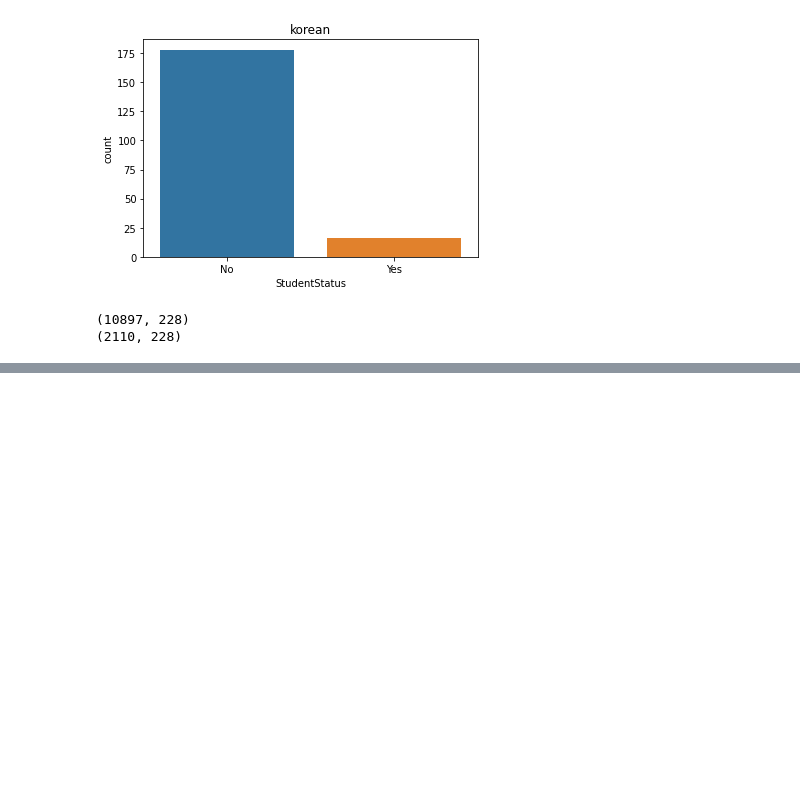
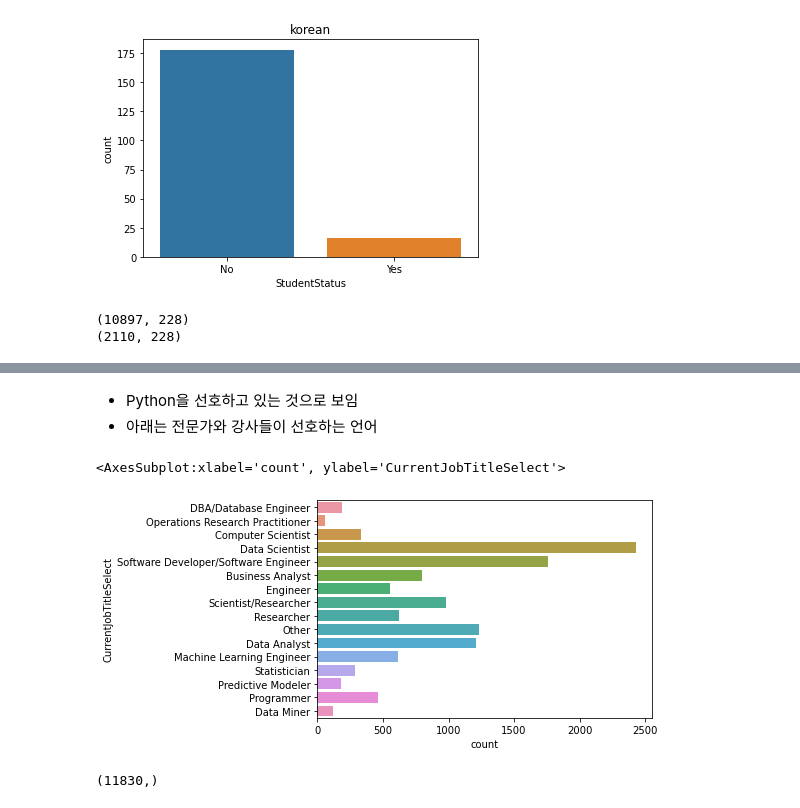
Before and after one commit to ghleex/TIL, a Jupyter notebook: 07_data_science/02_kaggle/01_kaggle_DS_FAQ_1.ipynb, the cells around one changed output, grey strips where cells are left out. Drawn from its saved outputs; the diff is of its cells as text; code cells hidden in the pictures; blank space fills up the shorter version.

```diff
--- a/07_data_science/02_kaggle/01_kaggle_DS_FAQ_1.ipynb
+++ b/07_data_science/02_kaggle/01_kaggle_DS_FAQ_1.ipynb
@@ -336,0 +347,14 @@ print(looking_for_job.shape)
+# %% [markdown]
+* Python을 선호하고 있는 것으로 보임
+* 아래는 전문가와 강사들이 선호하는 언어
+# %%
+# 현재 하고 있는 일
+sns.countplot(y=mcq['CurrentJobTitleSelect'])
+# %% [output]
+<AxesSubplot:xlabel='count', ylabel='CurrentJobTitleSelect'>
+[figure, added]
+# %%
+# 현재 하고 있는 일에 대한 전체 응답 수
+mcq[mcq['CurrentJobTitleSelect'].notnull()]['CurrentJobTitleSelect'].shape
+# %% [output]
+(11830,)
```
Also changed, not shown: parts of 35 cells of this notebook.
